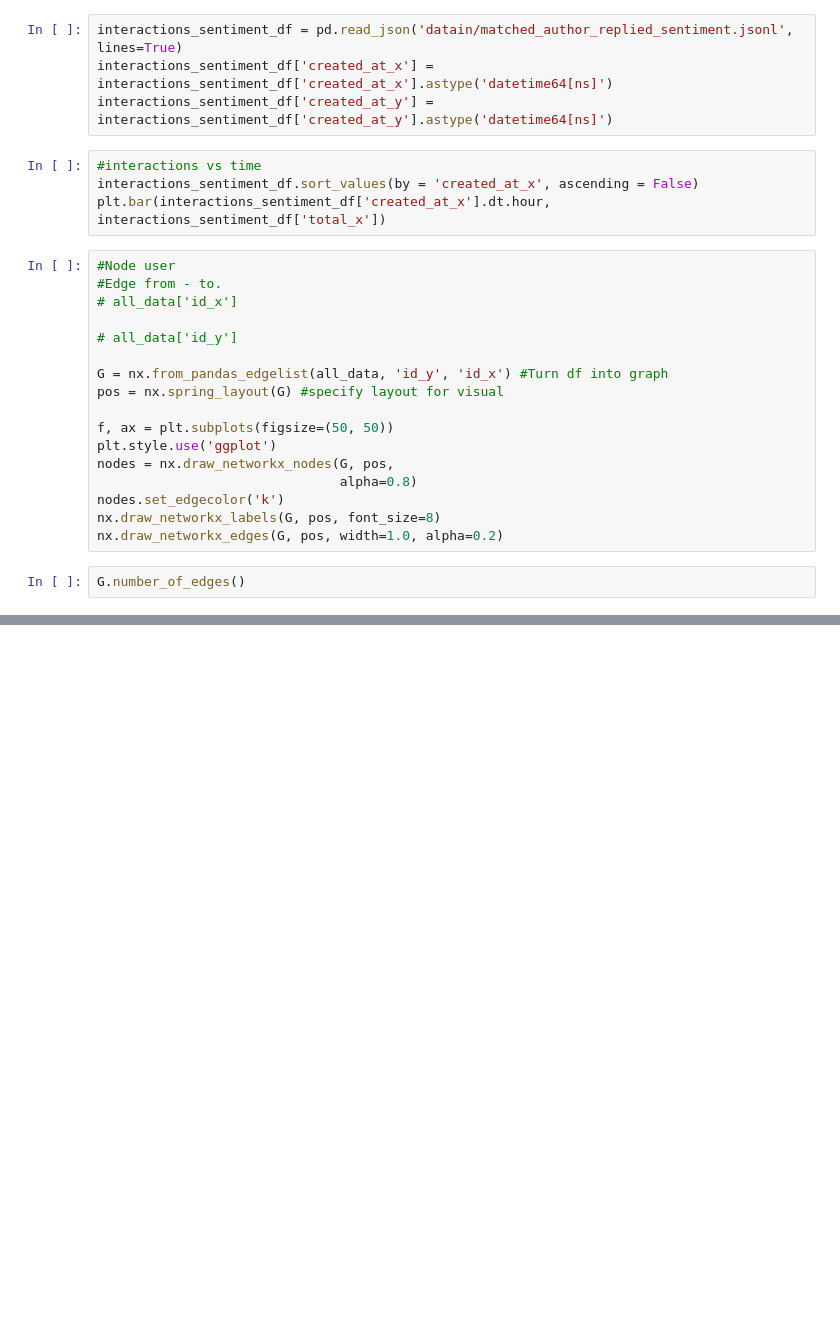
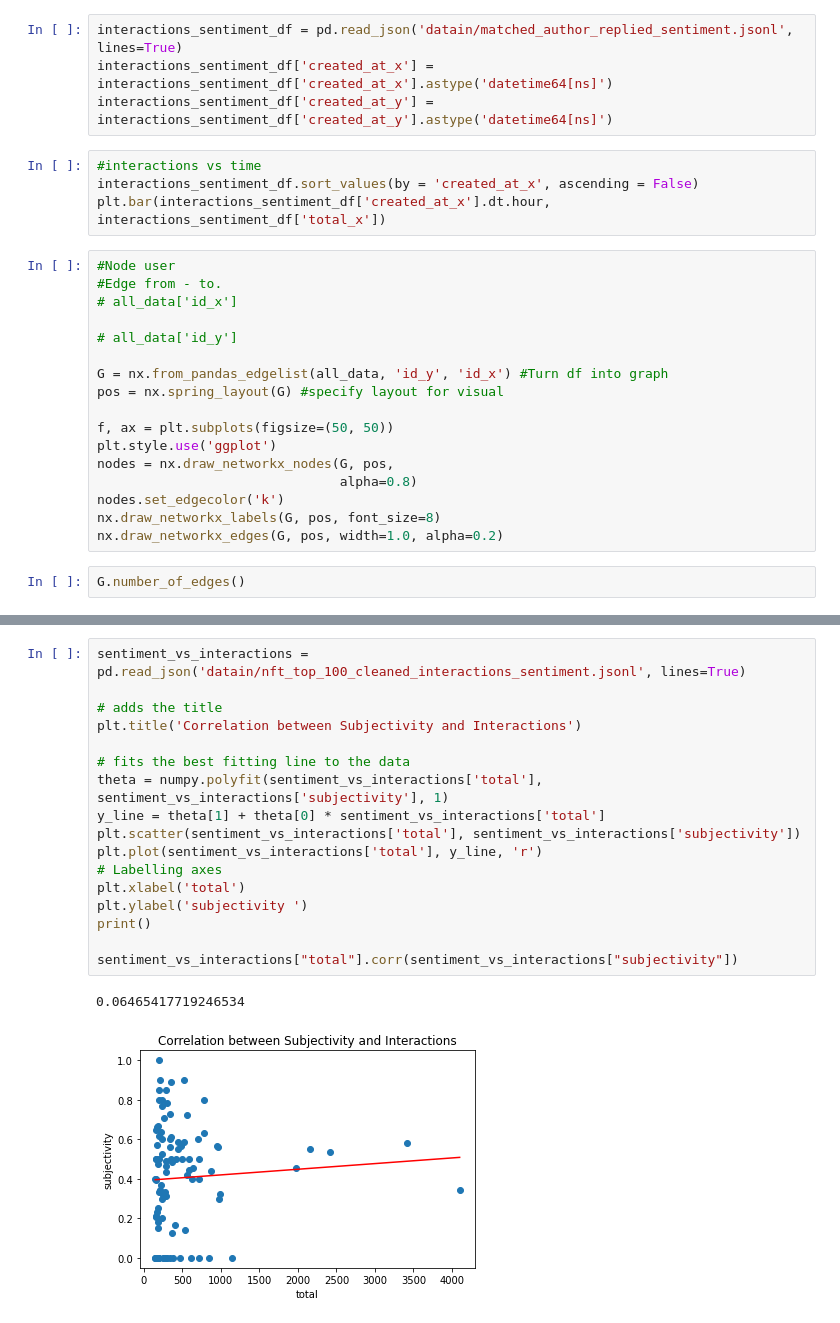
Before and after one commit to Htgotcode/Viral-NFT-Research, a Jupyter notebook: nft.ipynb, the cells around one changed output, grey strips where cells are left out. Drawn from its saved outputs; the diff is of its cells as text; blank space fills up the shorter version.

```diff
--- a/nft.ipynb
+++ b/nft.ipynb
@@ -334,0 +329,20 @@ df_expected
+# %%
+sentiment_vs_interactions = pd.read_json('datain/nft_top_100_cleaned_interactions_sentiment.jsonl', lines=True)
+
+# adds the title
+plt.title('Correlation between Subjectivity and Interactions')
+
+# fits the best fitting line to the data
+theta = numpy.polyfit(sentiment_vs_interactions['total'], sentiment_vs_interactions['subjectivity'], 1)
+y_line = theta[1] + theta[0] * sentiment_vs_interactions['total']
+plt.scatter(sentiment_vs_interactions['total'], sentiment_vs_interactions['subjectivity'])
+plt.plot(sentiment_vs_interactions['total'], y_line, 'r')
+# Labelling axes
+plt.xlabel('total')
+plt.ylabel('subjectivity ')
+print()
+
+sentiment_vs_interactions["total"].corr(sentiment_vs_interactions["subjectivity"])
+# %% [output]
+0.06465417719246534
+[figure, added]
```
Also changed, not shown: parts of 9 cells of this notebook.
